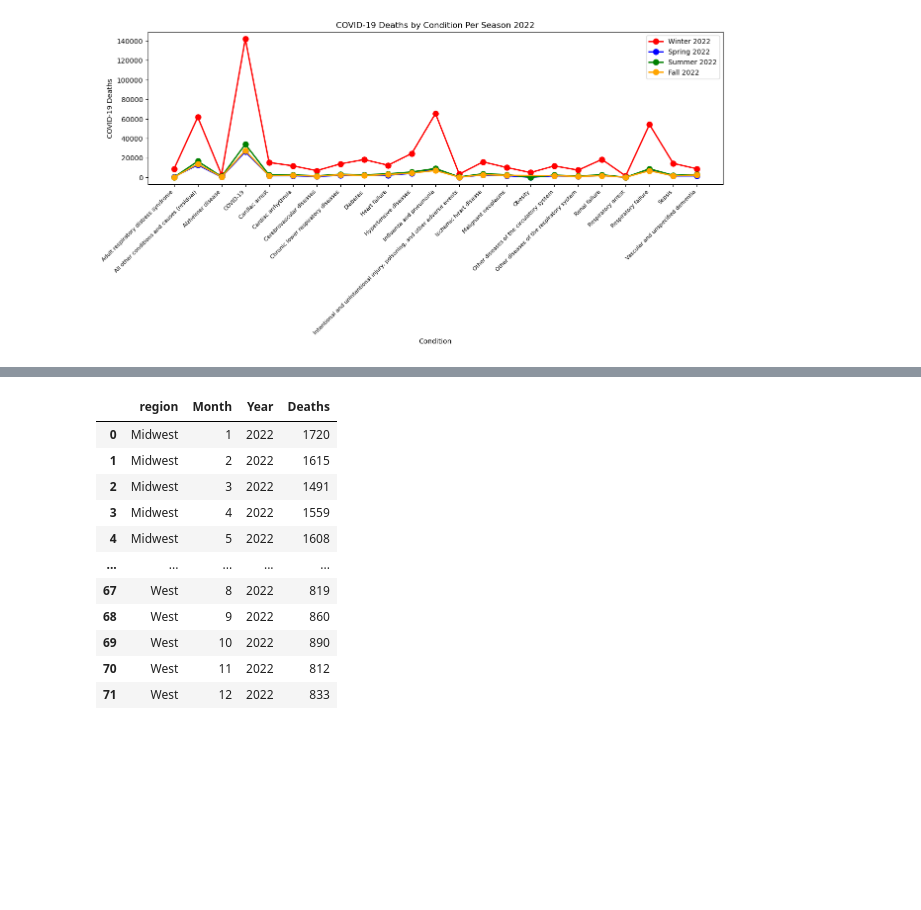
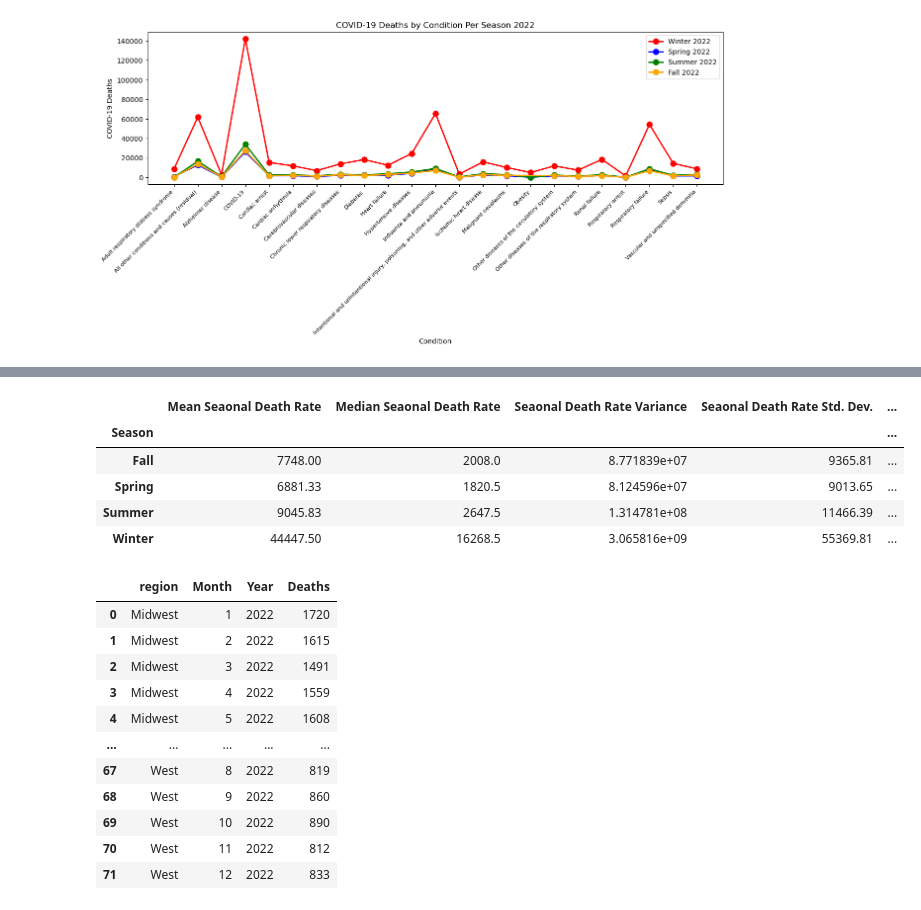
Before and after one commit to willbang548/Group_1, a Jupyter notebook: main.ipynb, the cells around one changed output, grey strips where cells are left out. Cells and saved outputs as stored; diff of their text form; code cells hidden in the pictures; blank space fills up the shorter version.

```diff
--- a/main.ipynb
+++ b/main.ipynb
@@ -634,3 +684,21 @@ plt.show()
+# %%
+covid_seasons_mean = condition_group2022.groupby(['Season']).mean()['COVID-19 Deaths'].round(2)
+covid_seasons_median = condition_group2022.groupby(['Season']).median()['COVID-19 Deaths'].round(2)
+covid_seasons_variance = condition_group2022.groupby(['Season']).var()['COVID-19 Deaths'].round(2)
+covid_seasons_std = condition_group2022.groupby(['Season']).std()['COVID-19 Deaths'].round(2)
+covid_seasons_sem = condition_group2022.groupby(['Season']).sem()['COVID-19 Deaths'].round(2)
+
+summary_df_2022 = pd.DataFrame({'Mean Seaonal Death Rate': covid_seasons_mean, 'Median Seaonal Death Rate': covid_seasons_median,
+               'Seaonal Death Rate Variance': covid_seasons_variance, 'Seaonal Death Rate Std. Dev.': covid_seasons_std,
+               'Seaonal Death Rate Std. Err.': covid_seasons_sem})
+summary_df_2022
+# %% [output]
+|  | Mean Seaonal Death Rate | Median Seaonal Death Rate | Seaonal Death Rate Variance | Seaonal Death Rate Std. Dev. | ... |
+| Season |  |  |  |  | ... |
+| Fall | 7748.00 | 2008.0 | 8.771839e+07 | 9365.81 | ... |
+| Spring | 6881.33 | 1820.5 | 8.124596e+07 | 9013.65 | ... |
+| Summer | 9045.83 | 2647.5 | 1.314781e+08 | 11466.39 | ... |
+| Winter | 44447.50 | 16268.5 | 3.065816e+09 | 55369.81 | ... |
 # %%
 region_map = {
     'Alabama': 'Southeast',
```
Also changed, not shown: parts of 3 cells of this notebook, 7 other files.
